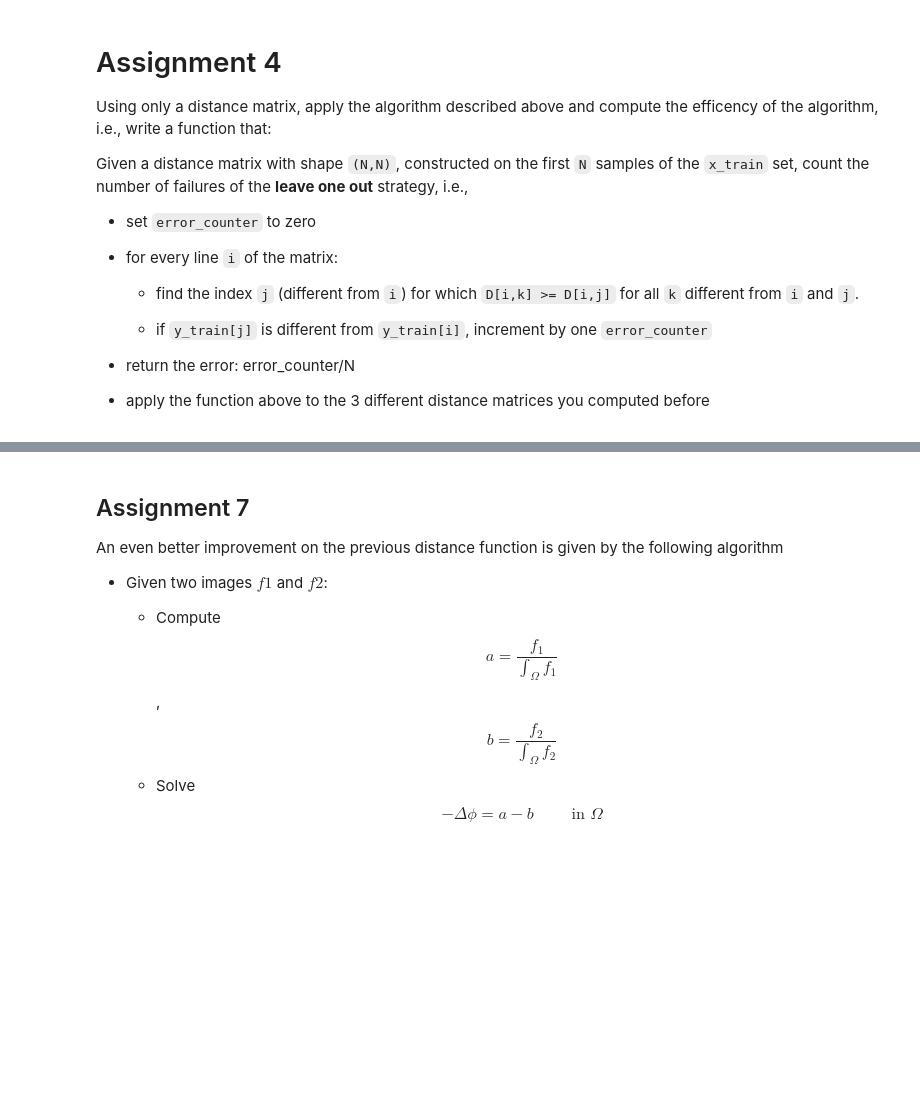
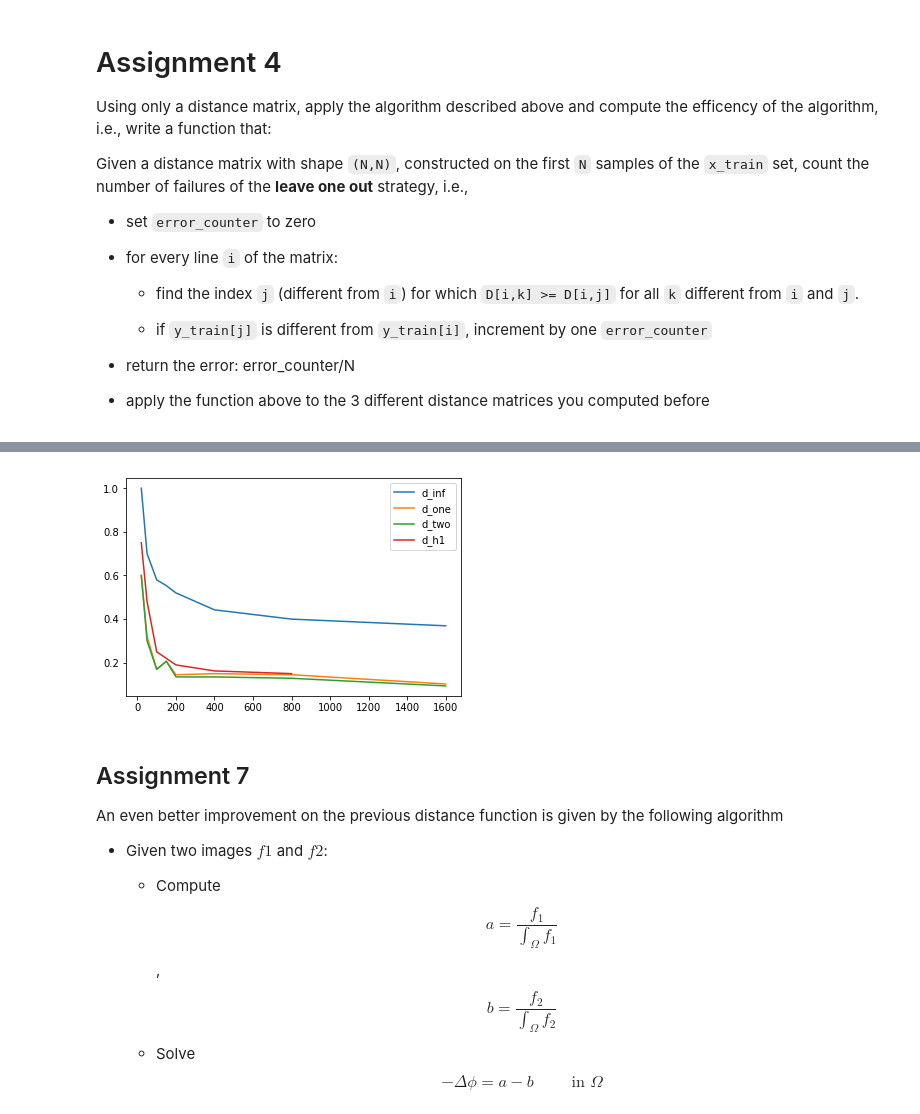
Before and after one commit to samadio/P1.4_seed, a Jupyter notebook: final_project/final_project_2018-2019.ipynb, the cells around one changed output, grey strips where cells are left out. Saved outputs shown, nothing was run; the diff lists cells and outputs as text; code cells hidden in the pictures; blank space fills up the shorter version.

```diff
--- a/final_project/final_project_2018-2019.ipynb
+++ b/final_project/final_project_2018-2019.ipynb
@@ -276,0 +232,13 @@ test_error(D_two)
+# %%
+def test_matrix_error (D_mat):
+    error_counter = 0
+    fill_diagonal(D_mat, float("inf"))
+    mins = numpy.argmin(D_mat, axis=1)
+    for estimate,i in zip(mins, range(len(mins))):
+        error_counter += (y_train[estimate] != y_train[i])
+    fill_diagonal(D_mat, 0)
+    return error_counter/len(D_mat)
+
+print(test_matrix_error(inf_mat))
+print(test_matrix_error(one_mat))
+print(test_matrix_error(two_mat))
@@ -451,3 +411,18 @@ SyntaxError: invalid syntax (<string>, line 1)
+# %%
+H1_size = [20, 50, 100, 200, 400,800]
+H1_error = list()
+for dim in H1_size:
+    H1_error.append(test_matrix_error(H1_mat[:dim,:dim]))
+
+ax = subplot(111)
+ax.plot(matrix_sizes, inf_err, label='d_inf')
+ax.plot(matrix_sizes, one_err, label='d_one')
+ax.plot(matrix_sizes, two_err, label='d_two')
+ax.plot(H1_size, H1_error, label='d_h1')
+ax.legend()
+plt.show()
+# %% [output]
+[figure, added]
 # %% [markdown]
 ## Assignment 7
 
```
Also changed, not shown: parts of 28 cells of this notebook.
